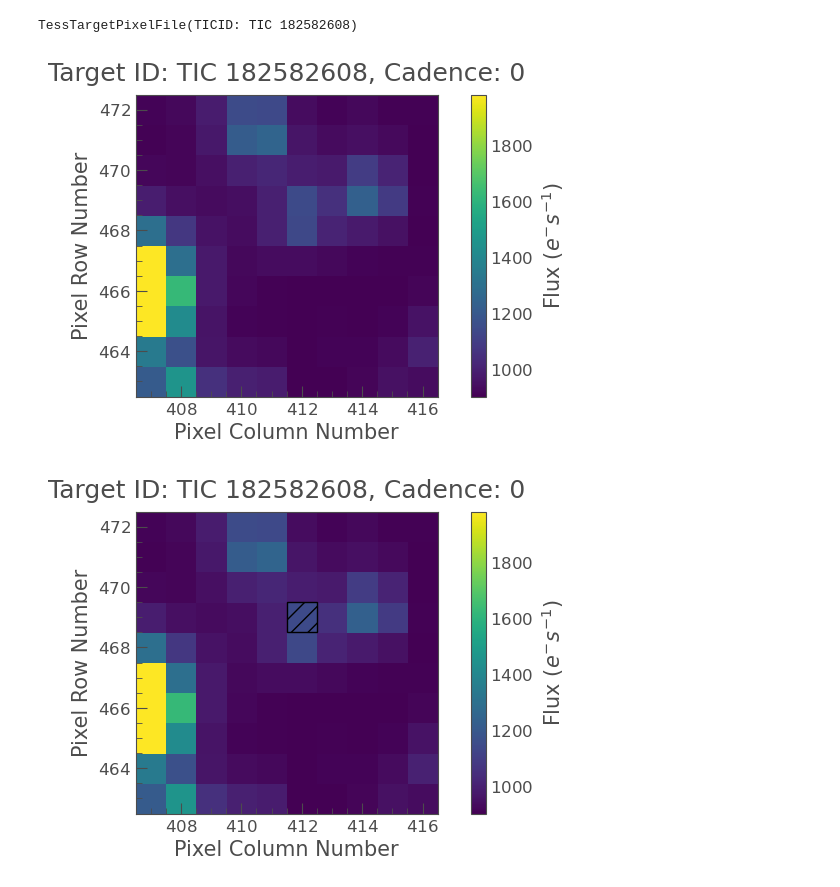
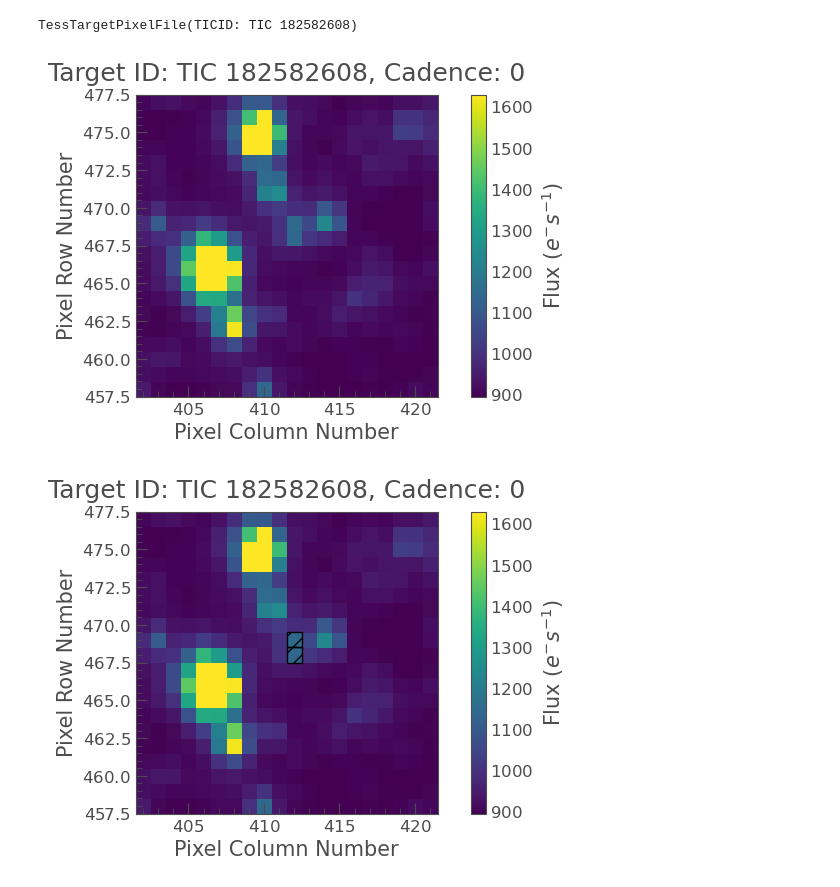
Before and after one commit to ASainio/ASASSN-21qj, a Jupyter notebook: TESS_sector_8.ipynb, the cells around one changed output. Cells and saved outputs as stored; diff of their text form; code cells hidden in the pictures.

```diff
--- a/TESS_sector_8.ipynb
+++ b/TESS_sector_8.ipynb
@@ -20,21 +20,21 @@ SearchResult containing 4 data products.
 | 3 | TESS Sector 35 | 2021 | TESScut | 475 | TIC 182582608 | 0.0 |
 # %%
 search_result_s8 = lk.search_tesscut('TIC 182582608', sector=8)
-cut_s8 = search_result_s8.download(cutout_size=10)
+cut_s8 = search_result_s8.download(cutout_size=20)
 print(cut_s8)
 # %% [output]
 TessTargetPixelFile(TICID: TIC 182582608)
 # %%
 cut_s8.plot();
 # %% [output]
-[figure, old version]
+[figure, new version]
 # %%
-s8_target_mask = cut_s8.create_threshold_mask(threshold=4, reference_pixel='center')
+s8_target_mask = cut_s8.create_threshold_mask(threshold=6, reference_pixel='center')
 s8_n_target_pixels = s8_target_mask.sum()
 s8_n_target_pixels
 cut_s8.plot(aperture_mask=s8_target_mask, mask_color='k');
 # %% [output]
-[figure, old version]
+[figure, new version]
 # %%
 s8_target_lc = cut_s8.to_lightcurve(aperture_mask=s8_target_mask)
 s8_target_lc.plot(label='Target + background');
```
Also changed, not shown: parts of 5 cells of this notebook, 3 other files.
